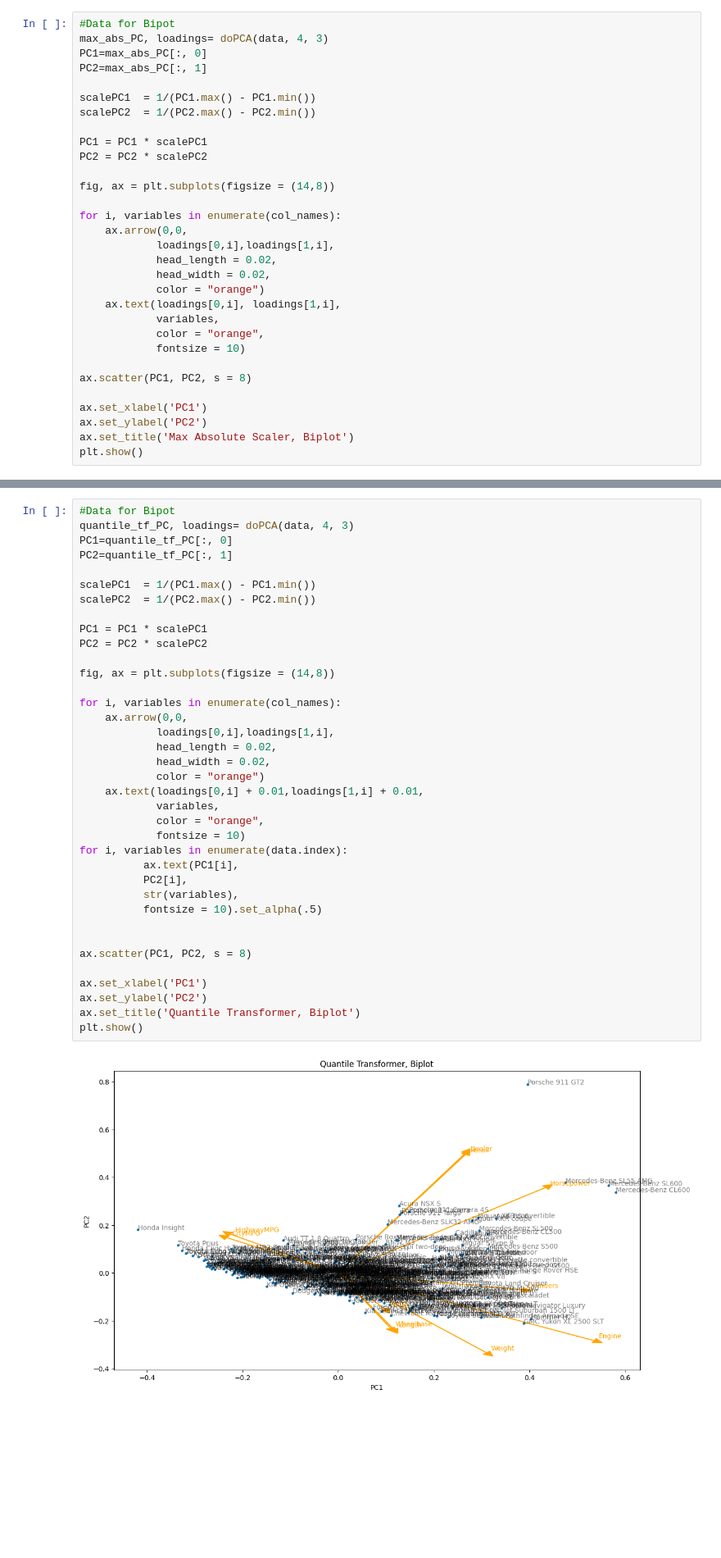
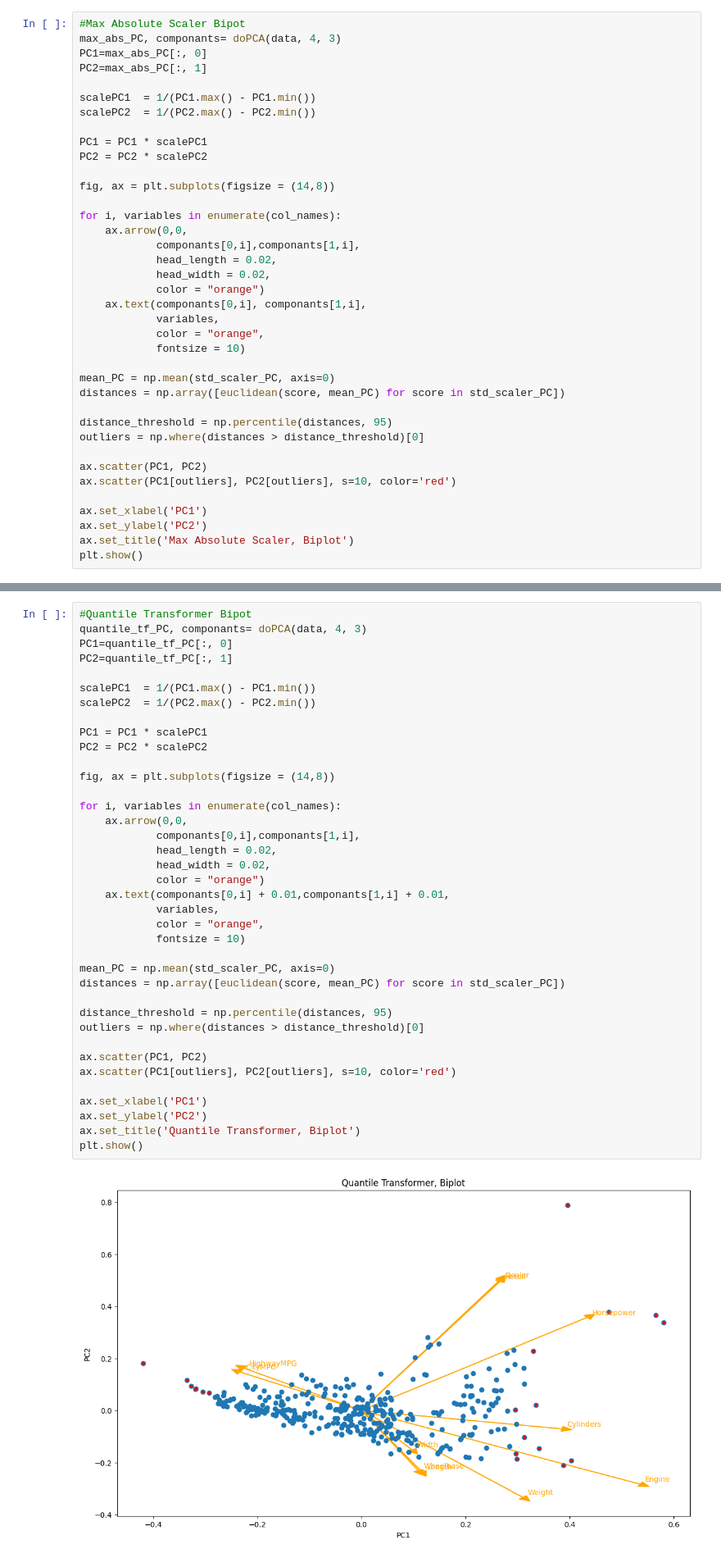
Before and after one commit to GMartinez02/Big-Data---43C8-Fall-2024, a Jupyter notebook: Homework1_PCA_&_nSVA_with_Vehicle_data.ipynb, the cells around one changed output, grey strips where cells are left out. Shown at 82% size. Drawn from its saved outputs; the diff is of its cells as text; blank space fills up the shorter version.

```diff
--- a/Homework1_PCA_&_nSVA_with_Vehicle_data.ipynb
+++ b/Homework1_PCA_&_nSVA_with_Vehicle_data.ipynb
@@ -263,6 +277,6 @@ plt.show()
 # %%
-#Data for Bipot
-max_abs_PC, loadings= doPCA(data, 4, 3)
+#Max Absolute Scaler Bipot
+max_abs_PC, componants= doPCA(data, 4, 3)
 PC1=max_abs_PC[:, 0]
 PC2=max_abs_PC[:, 1]
 
@@ -276,16 +290,23 @@ fig, ax = plt.subplots(figsize = (14,8))
 
 for i, variables in enumerate(col_names):
     ax.arrow(0,0,
-            loadings[0,i],loadings[1,i],
+            componants[0,i],componants[1,i],
             head_length = 0.02,
             head_width = 0.02,
             color = "orange")
-    ax.text(loadings[0,i], loadings[1,i],
+    ax.text(componants[0,i], componants[1,i],
             variables,
             color = "orange",
             fontsize = 10)
 
-ax.scatter(PC1, PC2, s = 8)
+mean_PC = np.mean(std_scaler_PC, axis=0)
+distances = np.array([euclidean(score, mean_PC) for score in std_scaler_PC])
+
+distance_threshold = np.percentile(distances, 95)
+outliers = np.where(distances > distance_threshold)[0]
+
+ax.scatter(PC1, PC2)
+ax.scatter(PC1[outliers], PC2[outliers], s=10, color='red')
 
 ax.set_xlabel('PC1')
 ax.set_ylabel('PC2')
@@ -296,42 +317,43 @@ plt.show()
 # %%
-#Data for Bipot
-quantile_tf_PC, loadings= doPCA(data, 4, 3)
+#Quantile Transformer Bipot
+quantile_tf_PC, componants= doPCA(data, 4, 3)
 PC1=quantile_tf_PC[:, 0]
 PC2=quantile_tf_PC[:, 1]
 
 scalePC1  = 1/(PC1.max() - PC1.min())
 scalePC2  = 1/(PC2.max() - PC2.min())
 
 PC1 = PC1 * scalePC1
 PC2 = PC2 * scalePC2
 
 fig, ax = plt.subplots(figsize = (14,8))
 
 for i, variables in enumerate(col_names):
     ax.arrow(0,0,
-            loadings[0,i],loadings[1,i],
+            componants[0,i],componants[1,i],
             head_length = 0.02,
             head_width = 0.02,
             color = "orange")
-    ax.text(loadings[0,i] + 0.01,loadings[1,i] + 0.01,
+    ax.text(componants[0,i] + 0.01,componants[1,i] + 0.01,
             variables,
             color = "orange",
             fontsize = 10)
-for i, variables in enumerate(data.index):
-          ax.text(PC1[i],
-          PC2[i],
-          str(variables),
-          fontsize = 10).set_alpha(.5)
 
+mean_PC = np.mean(std_scaler_PC, axis=0)
+distances = np.array([euclidean(score, mean_PC) for score in std_scaler_PC])
 
-ax.scatter(PC1, PC2, s = 8)
+distance_threshold = np.percentile(distances, 95)
+outliers = np.where(distances > distance_threshold)[0]
+
+ax.scatter(PC1, PC2)
+ax.scatter(PC1[outliers], PC2[outliers], s=10, color='red')
 
 ax.set_xlabel('PC1')
 ax.set_ylabel('PC2')
 ax.set_title('Quantile Transformer, Biplot')
 plt.show()
 # %% [output]
-[figure, old version]
+[figure, new version]
 # %% [markdown]
 ### Kmeans and Hierarchical Clustering
 # %%
```
Also changed, not shown: parts of 20 cells of this notebook.
